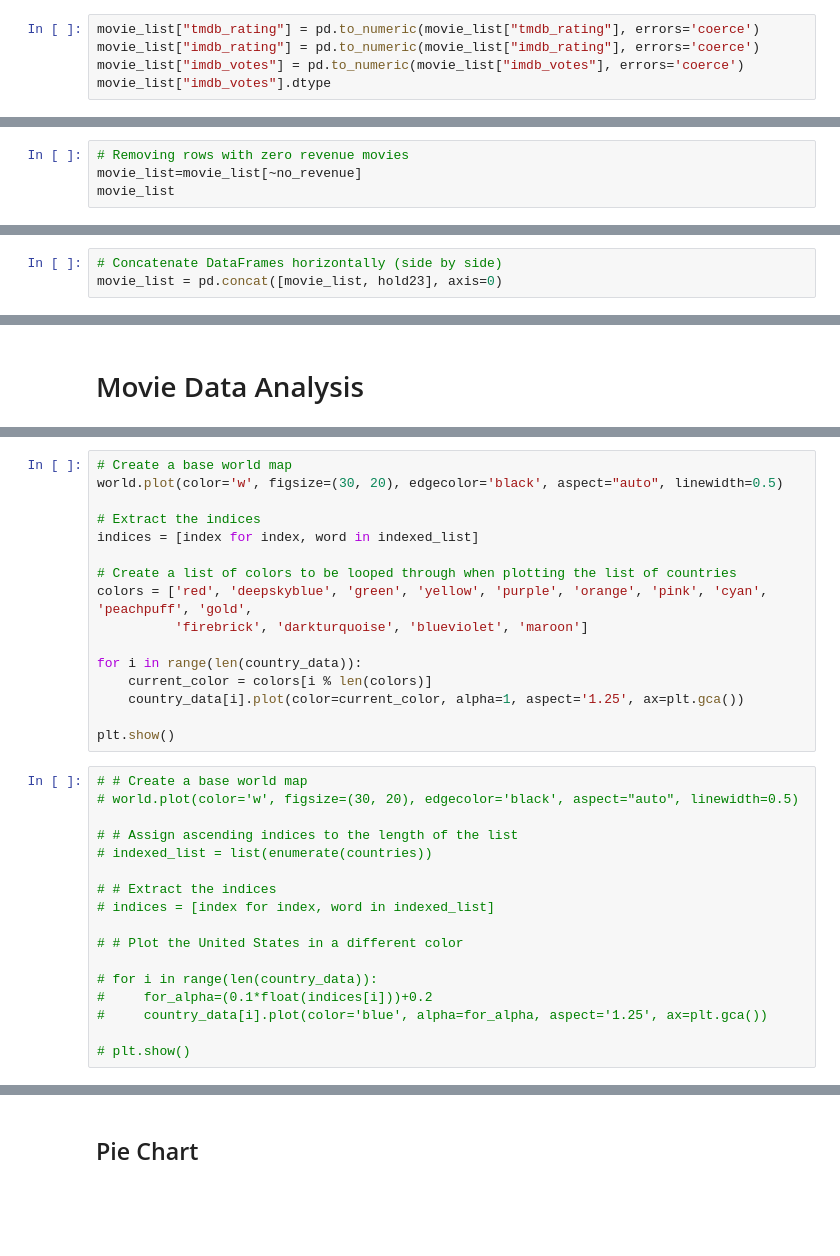
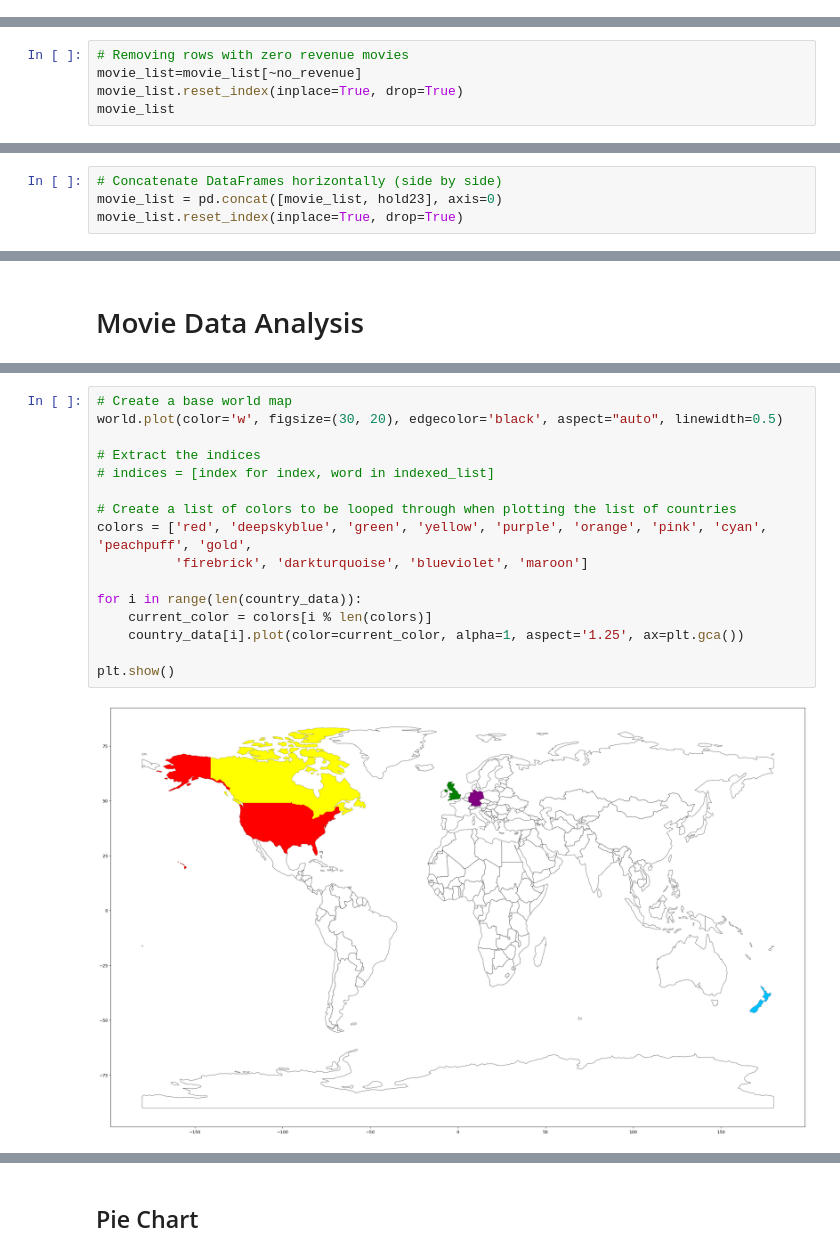
Before and after one commit to Mitajoshi/BC-Project-1, a Jupyter notebook: movie_analysis.ipynb, the cells around one changed output, grey strips where cells are left out. Saved outputs shown, nothing was run; the diff lists cells and outputs as text; blank space fills up the shorter version.

```diff
--- a/movie_analysis.ipynb
+++ b/movie_analysis.ipynb
@@ -443,5 +442,0 @@ Name: Year, Length: 999, dtype: int64
-# %%
-movie_list["tmdb_rating"] = pd.to_numeric(movie_list["tmdb_rating"], errors='coerce')
-movie_list["imdb_rating"] = pd.to_numeric(movie_list["imdb_rating"], errors='coerce')
-movie_list["imdb_votes"] = pd.to_numeric(movie_list["imdb_votes"], errors='coerce')
-movie_list["imdb_votes"].dtype
@@ -549,4 +626,5 @@ no_revenue
 # %%
 # Removing rows with zero revenue movies
 movie_list=movie_list[~no_revenue]
+movie_list.reset_index(inplace=True, drop=True)
 movie_list
@@ -609,6 +781,7 @@ movie_list
 # %%
 # Concatenate DataFrames horizontally (side by side)
 movie_list = pd.concat([movie_list, hold23], axis=0)
+movie_list.reset_index(inplace=True, drop=True)
 # %%
 # Looking at a sampling of the dataframe
 print(movie_list.shape)
@@ -688,33 +956,18 @@ print(country_data)
 # %%
 # Create a base world map
 world.plot(color='w', figsize=(30, 20), edgecolor='black', aspect="auto", linewidth=0.5)
 
 # Extract the indices
-indices = [index for index, word in indexed_list]
+# indices = [index for index, word in indexed_list]
 
 # Create a list of colors to be looped through when plotting the list of countries
 colors = ['red', 'deepskyblue', 'green', 'yellow', 'purple', 'orange', 'pink', 'cyan', 'peachpuff', 'gold',
           'firebrick', 'darkturquoise', 'blueviolet', 'maroon']
 
 for i in range(len(country_data)):
     current_color = colors[i % len(colors)]
     country_data[i].plot(color=current_color, alpha=1, aspect='1.25', ax=plt.gca())
 
 plt.show()
+# %% [output]
+[figure, added]
-# %%
-# # Create a base world map
-# world.plot(color='w', figsize=(30, 20), edgecolor='black', aspect="auto", linewidth=0.5)
-
-# # Assign ascending indices to the length of the list
-# indexed_list = list(enumerate(countries))
-
-# # Extract the indices
-# indices = [index for index, word in indexed_list]
-
-# # Plot the United States in a different color
-
-# for i in range(len(country_data)):
-#     for_alpha=(0.1*float(indices[i]))+0.2
-#     country_data[i].plot(color='blue', alpha=for_alpha, aspect='1.25', ax=plt.gca())
-
-# plt.show()
```
Also changed, not shown: parts of 78 cells of this notebook.
